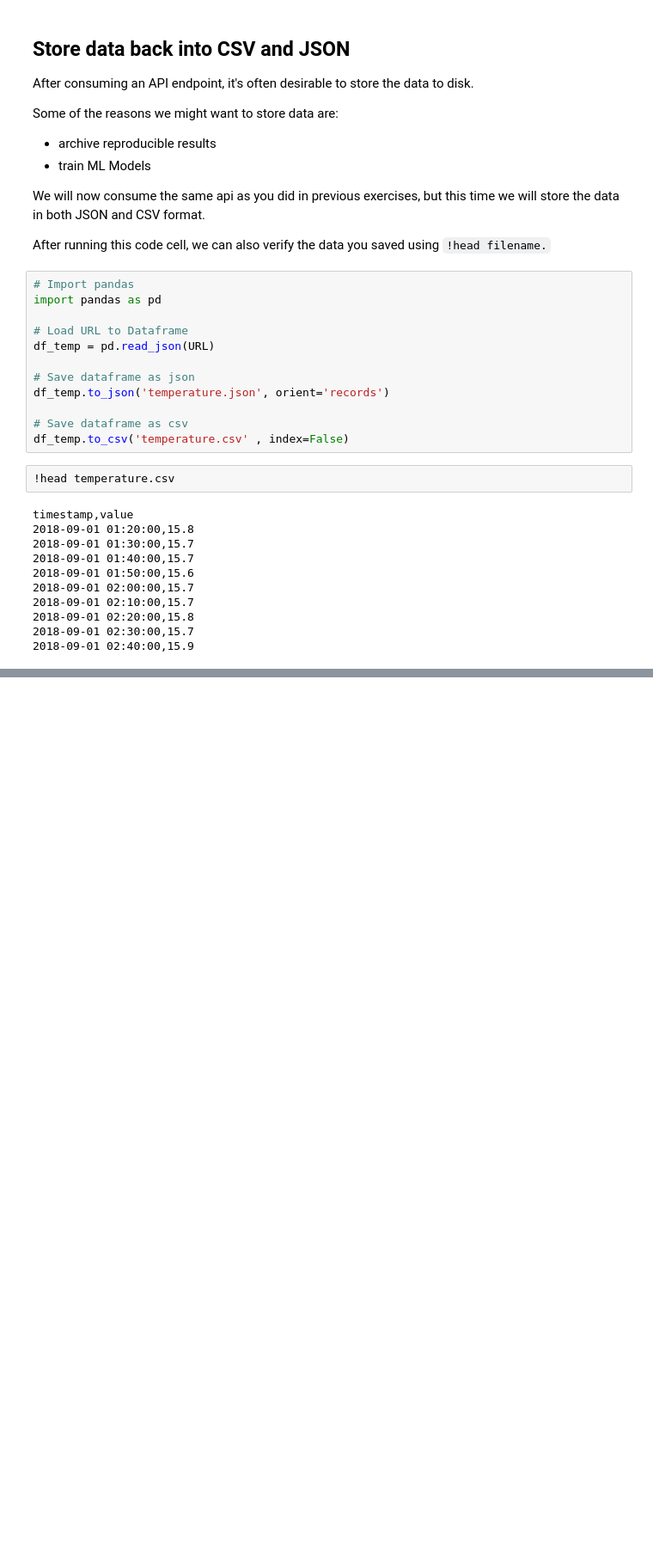
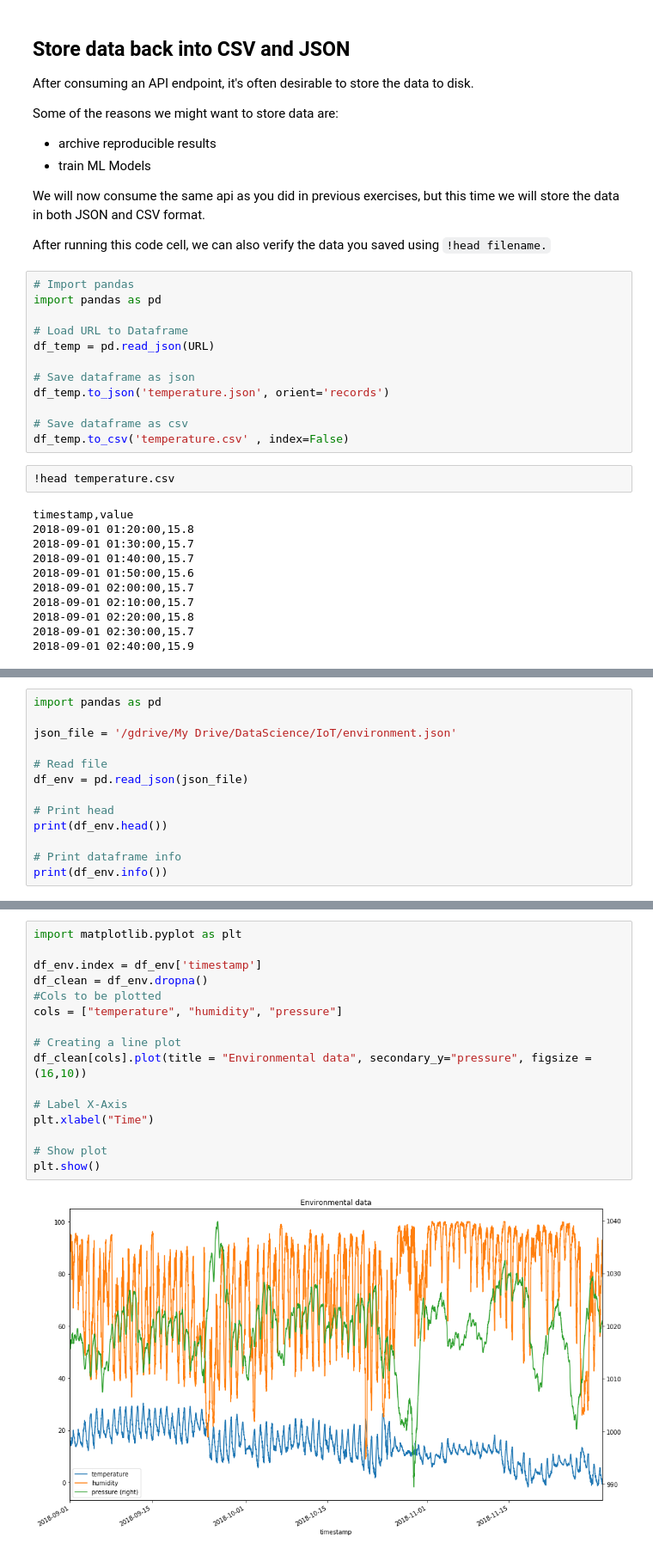
Before and after one commit to sachinkun21/IOT_Analytics, a Jupyter notebook: IoT_analytics_Using_Python.ipynb, the cells around one changed output, grey strips where cells are left out. Shown: that part at 86% size. Cells and saved outputs as stored; diff of their text form; blank space fills up the shorter version.

```diff
--- a/IoT_analytics_Using_Python.ipynb
+++ b/IoT_analytics_Using_Python.ipynb
@@ -106,0 +126,13 @@ timestamp,value
+# %%
+import pandas as pd
+
+json_file = '/gdrive/My Drive/DataScience/IoT/environment.json'
+
+# Read file
+df_env = pd.read_json(json_file)
+
+# Print head
+print(df_env.head())
+
+# Print dataframe info
+print(df_env.info())
@@ -106,0 +213,18 @@ timestamp,value
+# %%
+import matplotlib.pyplot as plt
+
+df_env.index = df_env['timestamp']
+df_clean = df_env.dropna()
+#Cols to be plotted
+cols = ["temperature", "humidity", "pressure"]
+
+# Creating a line plot
+df_clean[cols].plot(title = "Environmental data", secondary_y="pressure", figsize = (16,10))
+
+# Label X-Axis
+plt.xlabel("Time")
+
+# Show plot
+plt.show()
+# %% [output]
+[figure, added]
```
Also changed, not shown: parts of 35 cells of this notebook.
